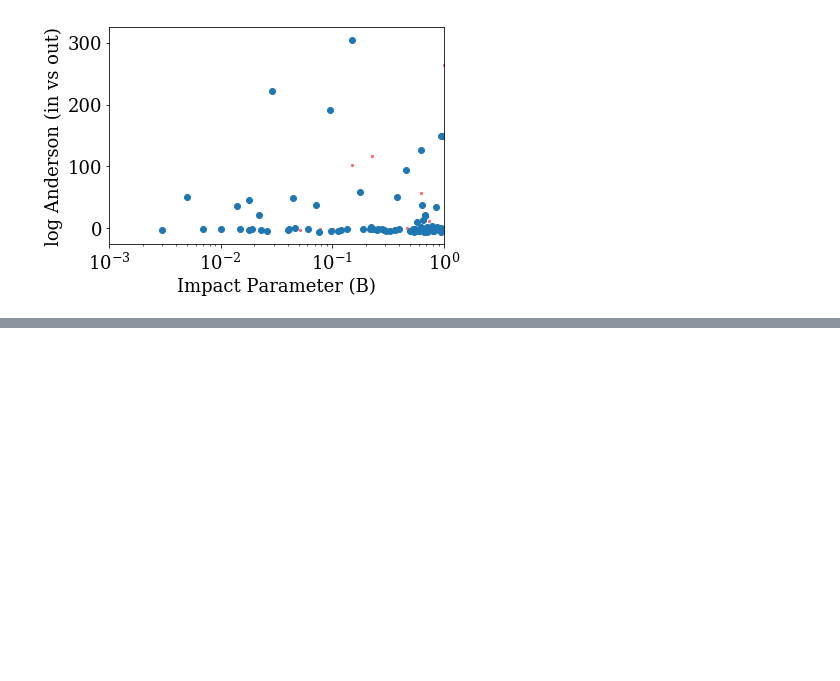
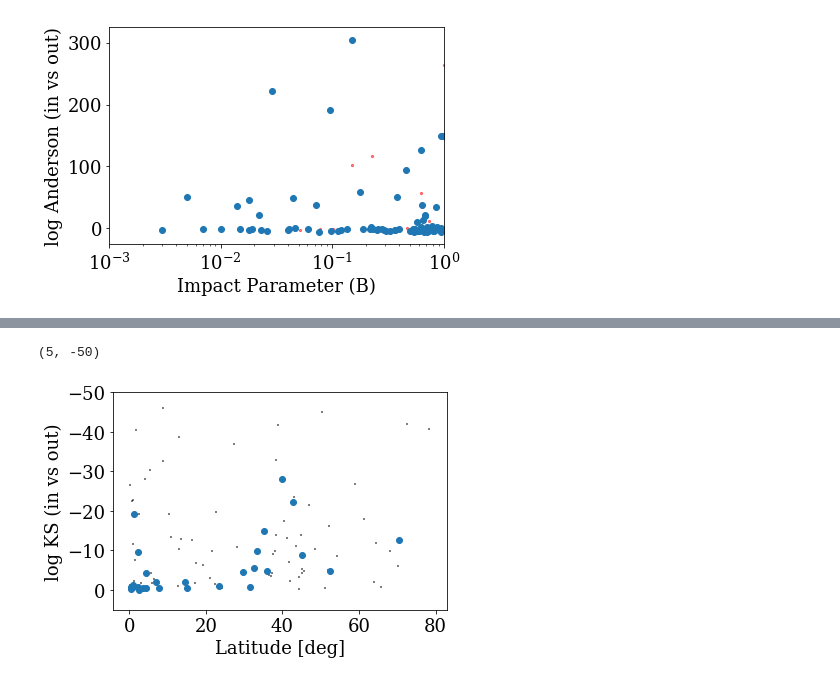
Before and after one commit to bmorris3/salter, a Jupyter notebook: explore.ipynb, the cells around one changed output, grey strips where cells are left out. Drawn from its saved outputs; the diff is of its cells as text; code cells hidden in the pictures; blank space fills up the shorter version.

```diff
--- a/explore.ipynb
+++ b/explore.ipynb
@@ -10,6 +10,9 @@ from astropy import table
 
 matplotlib.rcParams.update({'font.size':18})
 matplotlib.rcParams.update({'font.family':'serif'})
+# %%
+def B_to_lat(B):
+    return np.degrees(np.arcsin(B))
 # %%
 file = 'data/stats_table.csv'
 
@@ -109,0 +142,11 @@ plt.ylabel('log Anderson (in vs out)')
+# %%
+plt.scatter(B_to_lat(df['B']), np.log10(df.iloc[:,1]), s=5, c='k',alpha=0.5, marker='+')
+# plt.scatter(B_to_lat(df['B'])[ok10], np.log10(df.iloc[:,1])[ok10])
+plt.scatter(B_to_lat(df['B'])[ok20], np.log10(df.iloc[:,1])[ok20])
+
+plt.xlabel('Latitude [deg]')
+plt.ylabel('log KS (in vs out)')
+plt.ylim(5,-50)
+# %% [output]
+(5, -50)
+[figure, added]
```
Also changed, not shown: parts of 7 cells of this notebook.
